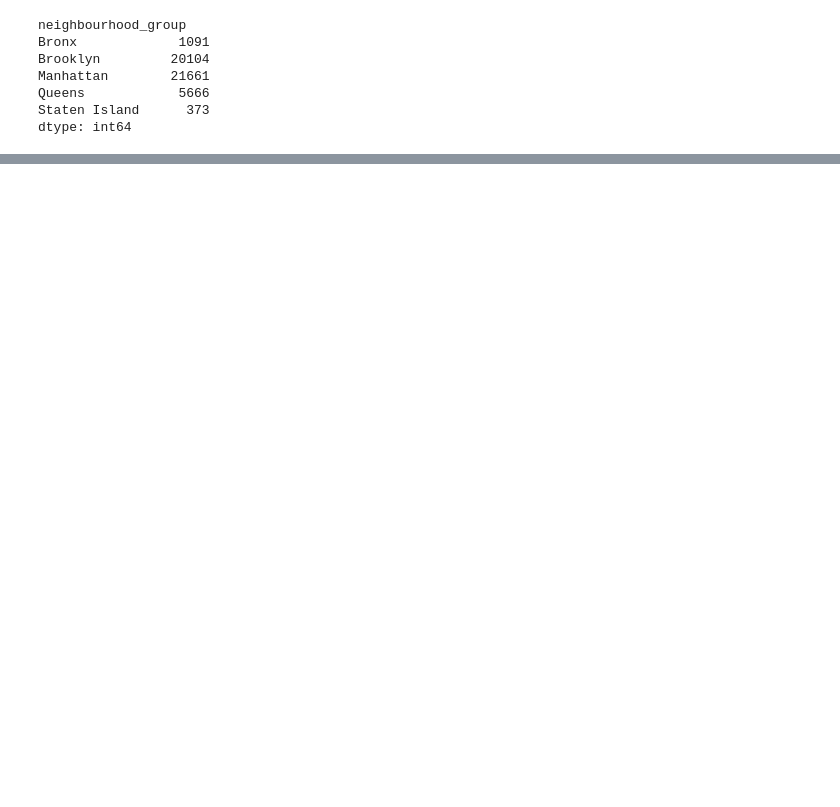
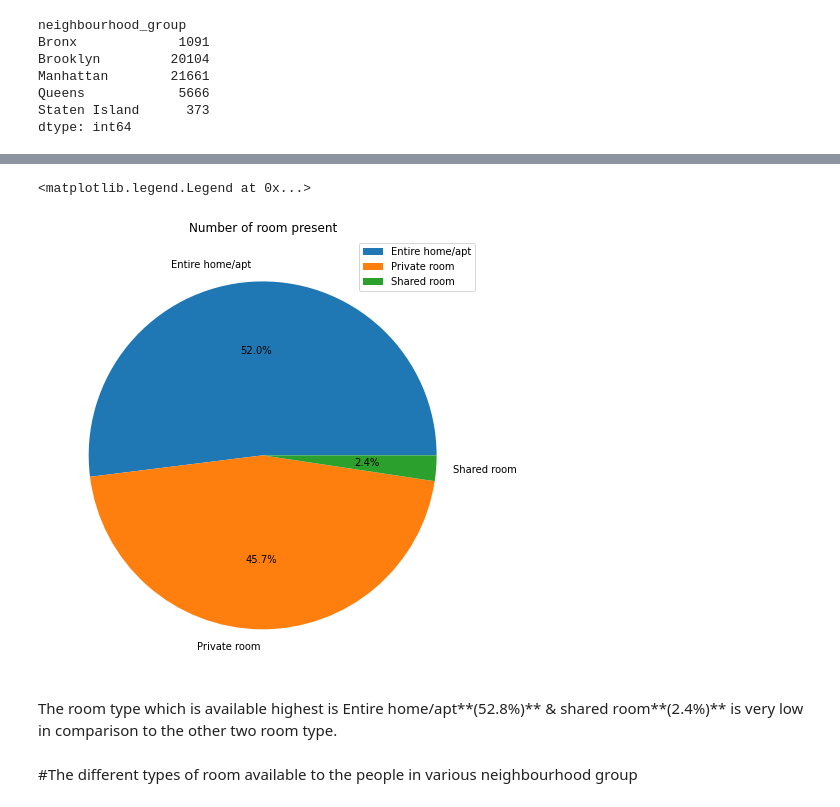
Before and after one commit to Gyanendra079/Airbnb-Bookings-Analysis---Capstone-project, a Jupyter notebook: [Gyanendra_kumar_Porwal_]Airbnb_Bookings_Analysis_Capstone_Project.ipynb, the cells around one changed output, grey strips where cells are left out. Saved outputs shown, nothing was run; the diff lists cells and outputs as text; code cells hidden in the pictures; blank space fills up the shorter version.

```diff
--- a/[Gyanendra_kumar_Porwal_]Airbnb_Bookings_Analysis_Capstone_Project.ipynb
+++ b/[Gyanendra_kumar_Porwal_]Airbnb_Bookings_Analysis_Capstone_Project.ipynb
@@ -203,0 +245,13 @@ We can see that that manhatten is given the first position as it contains the mo
+# %%
+#pie plot
+plt.figure(figsize=(8,8))
+plt.title("Number of room present")
+pie_plot = plt.pie(different_room_type,labels=different_room_type.index,autopct='%1.1f%%')
+plt.legend()
+# %% [output]
+<matplotlib.legend.Legend at 0x...>
+[figure, added]
+# %% [markdown]
+The room type which is available highest is Entire home/apt**(52.8%)** & shared room**(2.4%)** is very low in comparison to the other two room type.
+# %% [markdown]
+#The different types of room available to the people in various neighbourhood group
```
Also changed, not shown: parts of 15 cells of this notebook.
